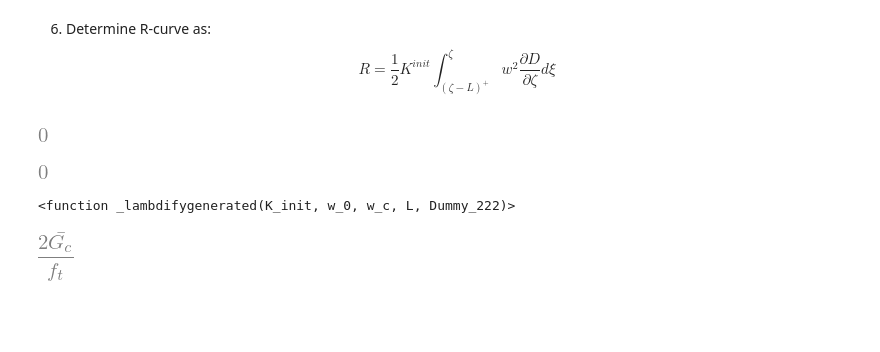
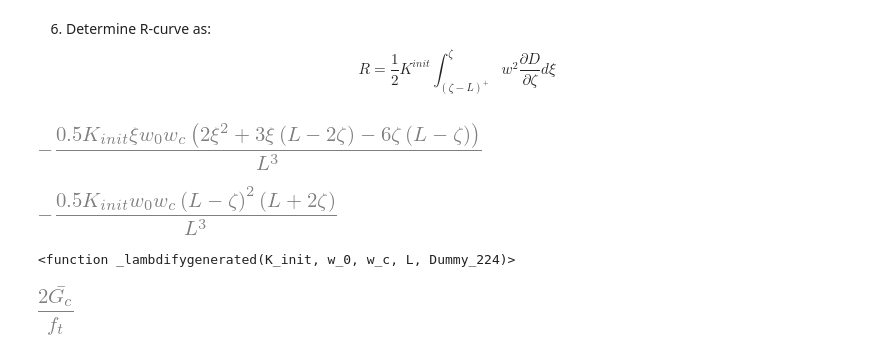
Before and after one commit to bmcs-group/bmcs_shear_zone, a Jupyter notebook: notebooks/crack_length_and_orientation/r_curve_softening.ipynb, the cells around one changed output. Drawn from its saved outputs; the diff is of its cells as text; code cells hidden in the pictures; blank space fills up the shorter version.

```diff
--- a/notebooks/crack_length_and_orientation/r_curve_softening.ipynb
+++ b/notebooks/crack_length_and_orientation/r_curve_softening.ipynb
@@ -158,23 +158,25 @@ L_val = np.linspace(200,600,3)
 # %%
 # R-curve
 xi_ = zeta - L
-R = ((1/2) * K_init * sp.integrate(hat_w_sim**2 * d.diff(zeta), xi))#, (zeta - L, zeta))
+R = ((1/2) * K_init * sp.integrate(hat_w_sim**2 * omega.diff(zeta), xi))#, (zeta - L, zeta))
 #R_eq = R.subs(omega, hat_omega_sim)
 R_sim = sp.simplify(R)
 R_sim
 # %% [output]
-[figure, old version]
+[figure, new version]
 # %%
 R_xi = R_sim.subs(xi, xi_)
 R_curve = sp.simplify(R_xi)
 R_curve
 # %% [output]
-[figure, old version]
+[figure, new version]
 # %%
+w_0 = sp.Symbol(r'w_0', nonnegative = True)
+w_c = sp.Symbol(r'w_c', nonnegative = True)
 get_R = sp.lambdify((K_init, w_0,w_c, L, zeta), R_curve, 'numpy')
 get_R
 # %% [output]
-<function _lambdifygenerated(K_init, w_0, w_c, L, Dummy_222)>
+<function _lambdifygenerated(K_init, w_0, w_c, L, Dummy_224)>
 # %%
 params = {E : 30000, #N/mm2
          G_c_2 : 0.025, #N/mm2
```
Also changed, not shown: parts of 3 cells of this notebook, 1 other file.
